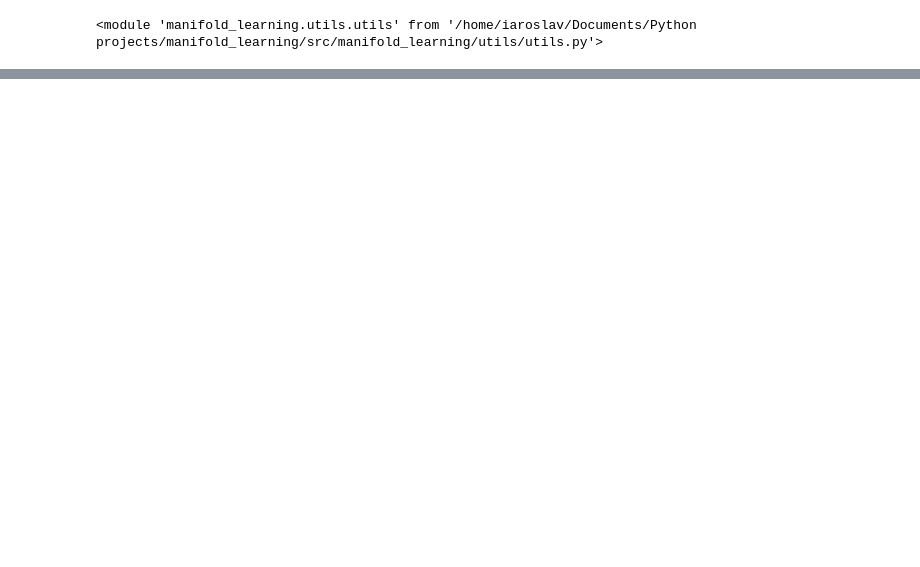
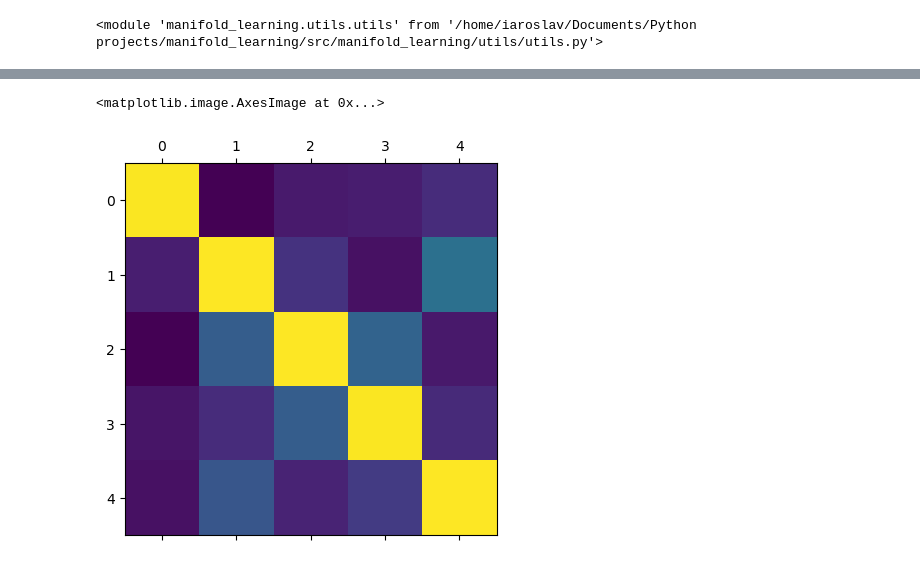
Before and after one commit to z7743/manifold_learning, a Jupyter notebook: notebooks/Lorenz systems demixing.ipynb, the cells around one changed output, grey strips where cells are left out. Cells and saved outputs as stored; diff of their text form; code cells hidden in the pictures; blank space fills up the shorter version.

```diff
--- a/notebooks/Lorenz systems demixing.ipynb
+++ b/notebooks/Lorenz systems demixing.ipynb
@@ -68,6 +70,12 @@ plt.plot(trainer.get_loss_history()[:])
 # %%
 
 unmixed = trainer.predict(X_emb)
+# %%
+ccm = CCM.CCM(device="cpu")
+plt.matshow(ccm.compute(np.transpose(unmixed,(1,0,2)), np.transpose(unmixed,(1,0,2)), 500, 150, 20, 10, 0).mean(axis=0))
+# %% [output]
+<matplotlib.image.AxesImage at 0x...>
+[figure, added]
 # %%
 plt.figure(figsize=(5*unmixed.shape[1],5))
 for i in range(unmixed.shape[1]):
```
Also changed, not shown: parts of 7 cells of this notebook, 3 other files.
